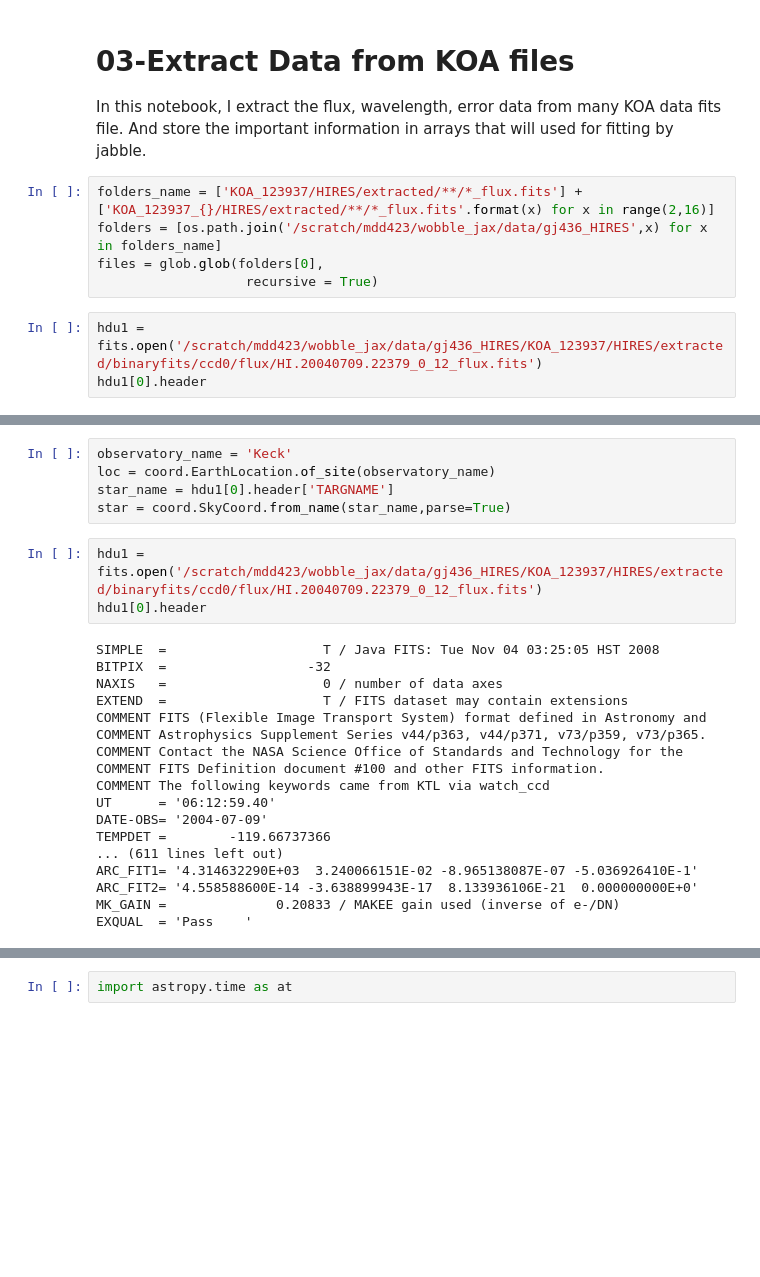
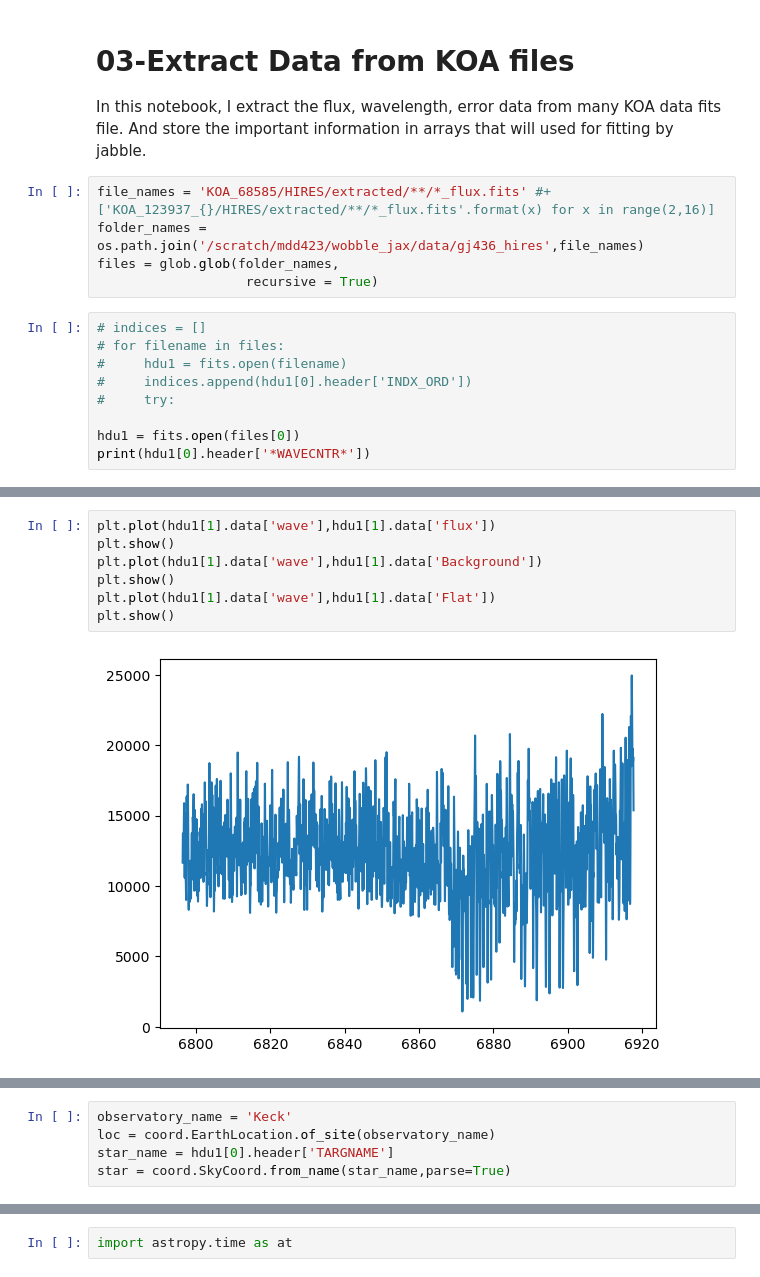
Before and after one commit to mdd423/wobble_jax, a Jupyter notebook: notebooks/03-gilese436.ipynb, the cells around one changed output, grey strips where cells are left out. Saved outputs shown, nothing was run; the diff lists cells and outputs as text; blank space fills up the shorter version.

```diff
--- a/notebooks/03-gilese436.ipynb
+++ b/notebooks/03-gilese436.ipynb
@@ -30,11 +28,17 @@ os.makedirs(out_dir,exist_ok=True)
 <h1>03-Extract Data from KOA files</h1>
 In this notebook, I extract the flux, wavelength, error data from many KOA data fits file. And store the important information in arrays that will used for fitting by jabble.
 # %%
-folders_name = ['KOA_123937/HIRES/extracted/**/*_flux.fits'] + ['KOA_123937_{}/HIRES/extracted/**/*_flux.fits'.format(x) for x in range(2,16)]
-folders = [os.path.join('/scratch/mdd423/wobble_jax/data/gj436_HIRES',x) for x in folders_name]
-files = glob.glob(folders[0],
+file_names = 'KOA_68585/HIRES/extracted/**/*_flux.fits' #+ ['KOA_123937_{}/HIRES/extracted/**/*_flux.fits'.format(x) for x in range(2,16)]
+folder_names = os.path.join('/scratch/mdd423/wobble_jax/data/gj436_hires',file_names)
+files = glob.glob(folder_names,
                    recursive = True)
 # %%
-hdu1 = fits.open('/scratch/mdd423/wobble_jax/data/gj436_HIRES/KOA_123937/HIRES/extracted/binaryfits/ccd0/flux/HI.20040709.22379_0_12_flux.fits')
-hdu1[0].header
+# indices = []
+# for filename in files:
+#     hdu1 = fits.open(filename)
+#     indices.append(hdu1[0].header['INDX_ORD'])
+#     try:
+
+hdu1 = fits.open(files[0])
+print(hdu1[0].header['*WAVECNTR*'])
 # %% [output]
@@ -57,0 +66,9 @@ EXQUAL  = 'Pass    '
+# %%
+plt.plot(hdu1[1].data['wave'],hdu1[1].data['flux'])
+plt.show()
+plt.plot(hdu1[1].data['wave'],hdu1[1].data['Background'])
+plt.show()
+plt.plot(hdu1[1].data['wave'],hdu1[1].data['Flat'])
+plt.show()
+# %% [output]
+[figure, added]
@@ -60,25 +79,4 @@ observatory_name = 'Keck'
 loc = coord.EarthLocation.of_site(observatory_name)
 star_name = hdu1[0].header['TARGNAME']
 star = coord.SkyCoord.from_name(star_name,parse=True)
-# %%
-hdu1 = fits.open('/scratch/mdd423/wobble_jax/data/gj436_HIRES/KOA_123937/HIRES/extracted/binaryfits/ccd0/flux/HI.20040709.22379_0_12_flux.fits')
-hdu1[0].header
-# %% [output]
-SIMPLE  =                    T / Java FITS: Tue Nov 04 03:25:05 HST 2008
-BITPIX  =                  -32
-NAXIS   =                    0 / number of data axes
-EXTEND  =                    T / FITS dataset may contain extensions
-COMMENT FITS (Flexible Image Transport System) format defined in Astronomy and
-COMMENT Astrophysics Supplement Series v44/p363, v44/p371, v73/p359, v73/p365.
-COMMENT Contact the NASA Science Office of Standards and Technology for the
-COMMENT FITS Definition document #100 and other FITS information.
-COMMENT The following keywords came from KTL via watch_ccd
-UT      = '06:12:59.40'
-DATE-OBS= '2004-07-09'
-TEMPDET =        -119.66737366
-... (611 lines left out)
-ARC_FIT1= '4.314632290E+03  3.240066151E-02 -8.965138087E-07 -5.036926410E-1'
-ARC_FIT2= '4.558588600E-14 -3.638899943E-17  8.133936106E-21  0.000000000E+0'
-MK_GAIN =              0.20833 / MAKEE gain used (inverse of e-/DN)
-EXQUAL  = 'Pass    '
 # %%
```
Also changed, not shown: parts of 13 cells of this notebook.
